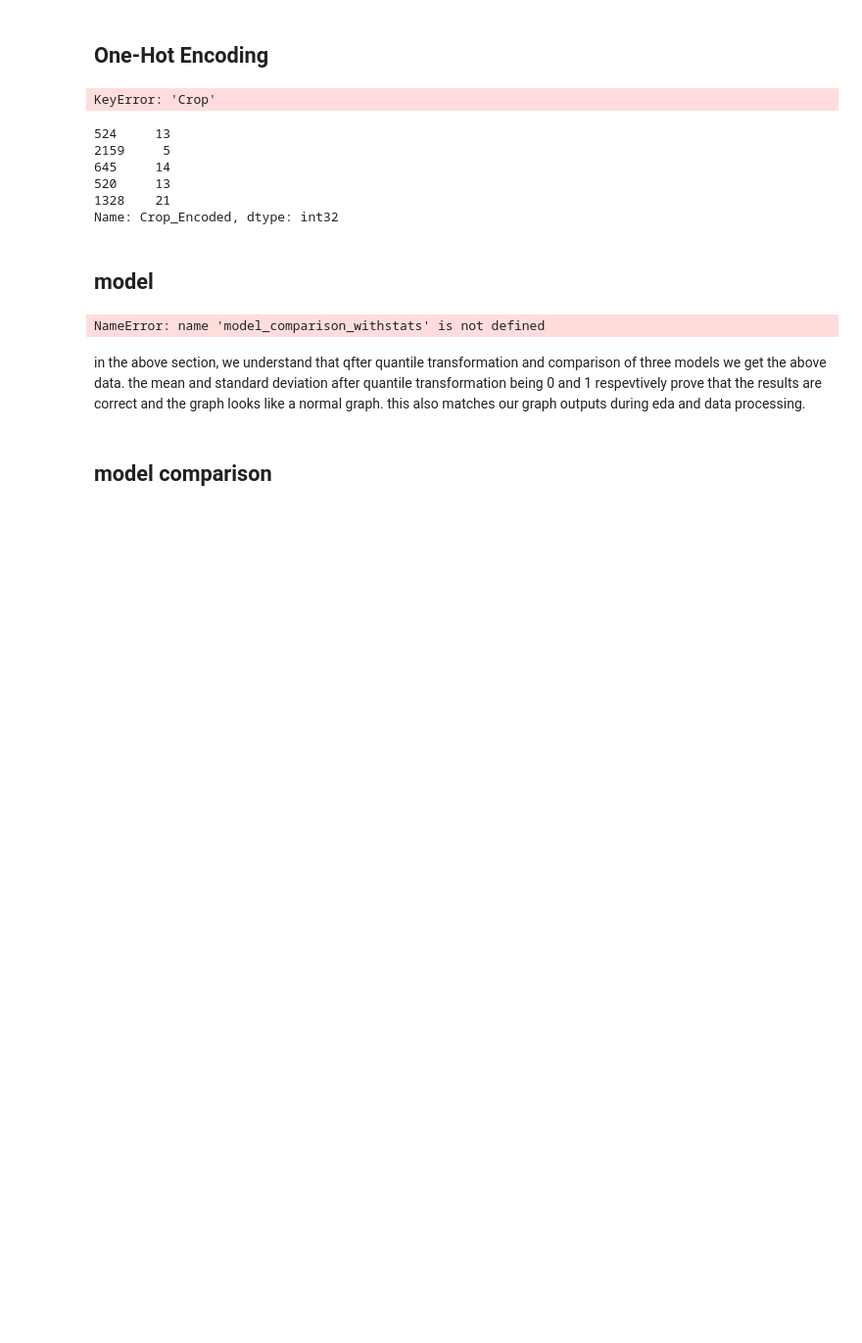
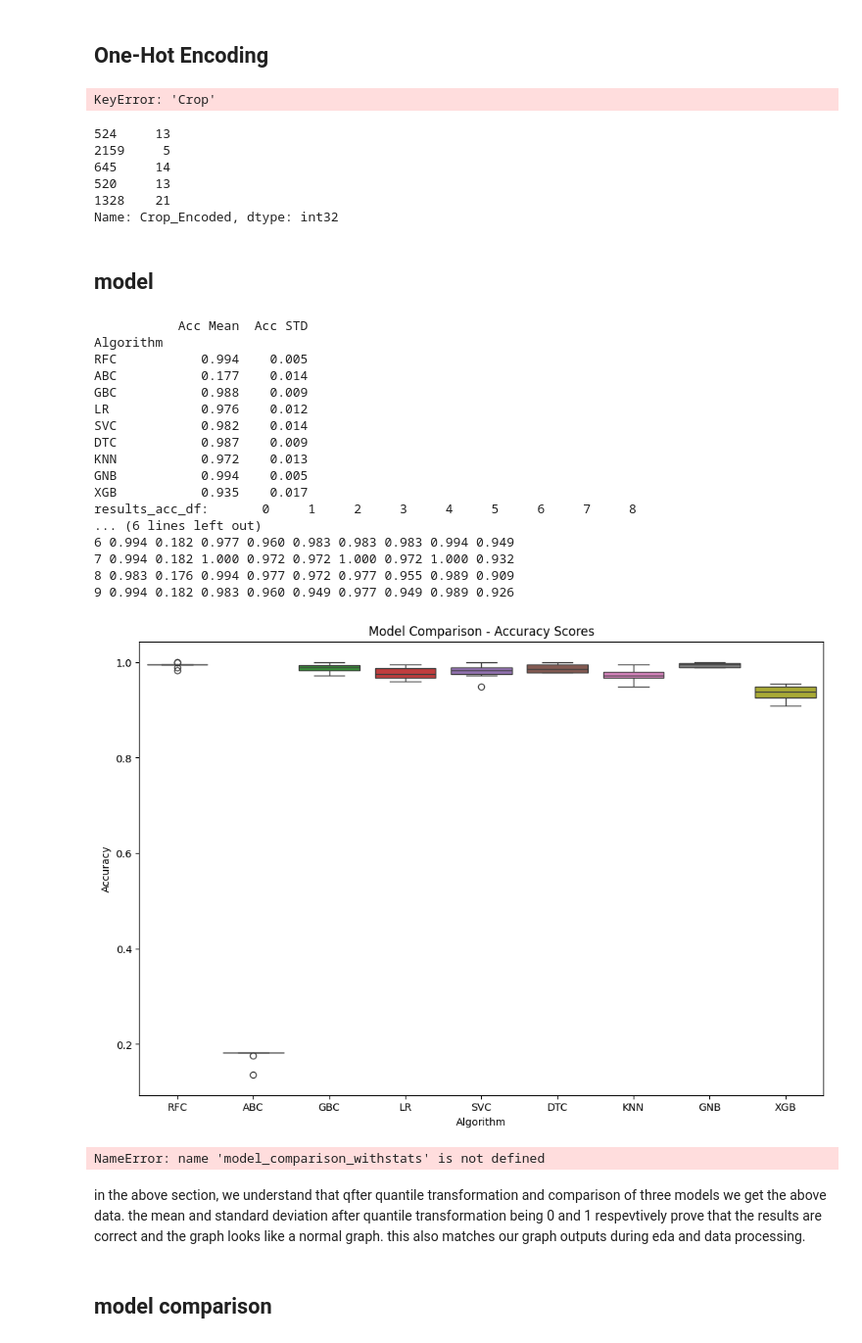
Before and after one commit to subhangi03/AgriSage, a Jupyter notebook: Notebooks/ml.ipynb, the cells around one changed output. Shown: that part at 98% size. Drawn from its saved outputs; the diff is of its cells as text; code cells hidden in the pictures; blank space fills up the shorter version.

```diff
--- a/Notebooks/ml.ipynb
+++ b/Notebooks/ml.ipynb
@@ -246,3 +246,42 @@ def model_comparison_withstats(x, y, models, stats):
     pd.set_option('display.float_format', lambda x: '%.3f' % x)
     # Display the mean and standard deviation of all metrics for all algorithms
     print(df_results)
+# %%
+from sklearn.ensemble import AdaBoostClassifier, GradientBoostingClassifier, RandomForestClassifier
+from sklearn.linear_model import SGDClassifier,  LogisticRegression
+from sklearn.naive_bayes import GaussianNB
+from sklearn.neighbors import KNeighborsClassifier
+from sklearn.svm import SVC
+from sklearn.tree import DecisionTreeClassifier
+
+models = []
+models.append(('RFC', RandomForestClassifier()))
+models.append(('ABC', AdaBoostClassifier()))
+models.append(('GBC', GradientBoostingClassifier()))
+models.append(('LR', LogisticRegression()))
+models.append(('SVC', SVC()))
+models.append(('DTC', DecisionTreeClassifier()))
+models.append(('KNN', KNeighborsClassifier()))
+models.append(('GNB', GaussianNB()))
+models.append(('XGB', SGDClassifier()))
+# %%
+model_comparison(x_train, y_train, models)
+# %% [output]
+           Acc Mean  Acc STD
+Algorithm
+RFC           0.994    0.005
+ABC           0.177    0.014
+GBC           0.988    0.009
+LR            0.976    0.012
+SVC           0.982    0.014
+DTC           0.987    0.009
+KNN           0.972    0.013
+GNB           0.994    0.005
+XGB           0.935    0.017
+results_acc_df:       0     1     2     3     4     5     6     7     8
+... (6 lines left out)
+6 0.994 0.182 0.977 0.960 0.983 0.983 0.983 0.994 0.949
+7 0.994 0.182 1.000 0.972 0.972 1.000 0.972 1.000 0.932
+8 0.983 0.176 0.994 0.977 0.972 0.977 0.955 0.989 0.909
+9 0.994 0.182 0.983 0.960 0.949 0.977 0.949 0.989 0.926
+[figure, added]
```
Also changed, not shown: parts of 1 cell of this notebook, 21 other files.
